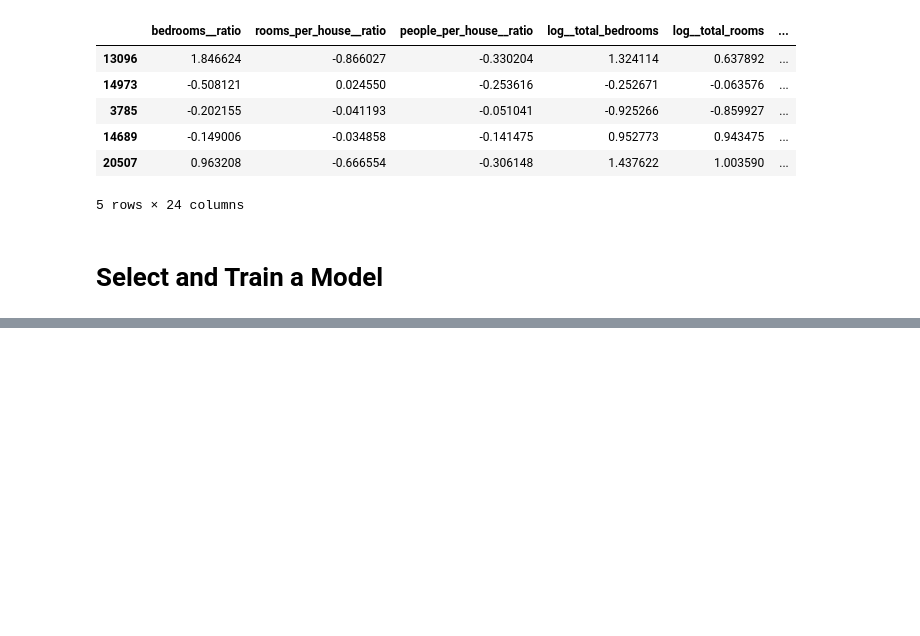
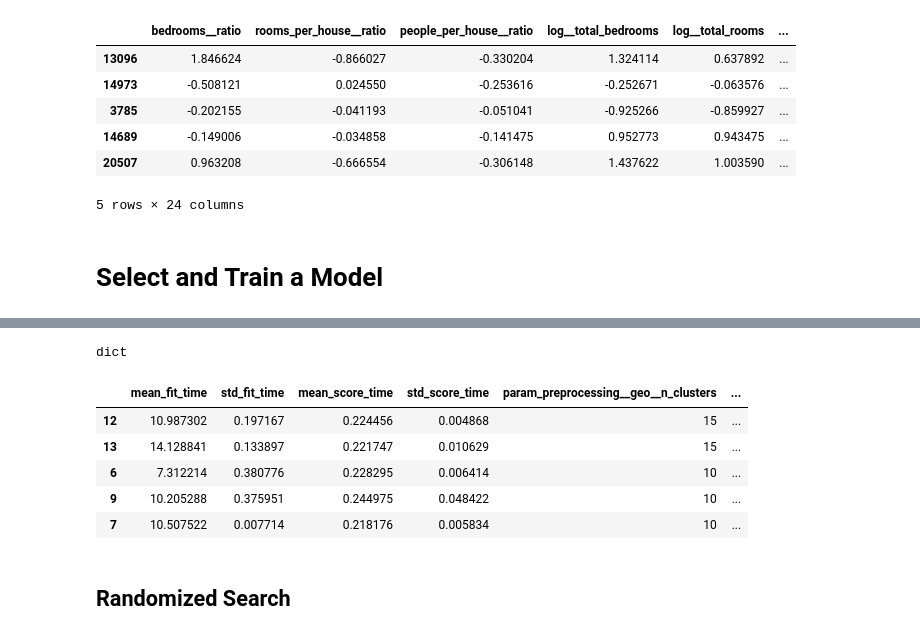
Before and after one commit to BorisRotari/Machine-Learning-Challenge, a Jupyter notebook: 2_end_to_end_machine_learning_project.ipynb, the cells around one changed output, grey strips where cells are left out. Drawn from its saved outputs; the diff is of its cells as text; code cells hidden in the pictures; blank space fills up the shorter version.

```diff
--- a/2_end_to_end_machine_learning_project.ipynb
+++ b/2_end_to_end_machine_learning_project.ipynb
@@ -600,0 +603,5 @@ df_housing_prepared.head(5)
+# %%
+from sklearn.linear_model import LinearRegression
+
+lin_reg = make_pipeline(preprocessing, LinearRegression())
+lin_reg.fit(housing, housing_labels)
@@ -600,0 +641,5 @@ df_housing_prepared.head(5)
+# %%
+from sklearn.tree import DecisionTreeRegressor
+
+tree_reg = make_pipeline(preprocessing, DecisionTreeRegressor(random_state=42))
+tree_reg.fit(housing, housing_labels)
@@ -600,0 +729,17 @@ df_housing_prepared.head(5)
+# %%
+from sklearn.model_selection import GridSearchCV
+
+full_pipeline = Pipeline([
+    ("preprocessing", preprocessing),
+    ("random_forest", RandomForestRegressor(random_state=42))
+])
+
+param_grid = [
+    {'preprocessing__geo__n_clusters': [5, 8, 10],
+     'random_forest__max_features': [4, 6, 8]},
+    {'preprocessing__geo__n_clusters': [10, 15],
+     'random_forest__max_features': [6, 8, 10]},
+]
+
+grid_search = GridSearchCV(full_pipeline, param_grid, cv=3, scoring='neg_root_mean_squared_error')
+grid_search.fit(housing, housing_labels)
@@ -600,0 +810,18 @@ df_housing_prepared.head(5)
+# %%
+type(grid_search.cv_results_)
+# %% [output]
+dict
+# %%
+cv_res = pd.DataFrame(grid_search.cv_results_)
+
+cv_res.sort_values(by="mean_test_score", ascending=False, inplace=True)
+cv_res.head()
+# %% [output]
+|  | mean_fit_time | std_fit_time | mean_score_time | std_score_time | param_preprocessing__geo__n_clusters | ... |
+| 12 | 10.987302 | 0.197167 | 0.224456 | 0.004868 | 15 | ... |
+| 13 | 14.128841 | 0.133897 | 0.221747 | 0.010629 | 15 | ... |
+| 6 | 7.312214 | 0.380776 | 0.228295 | 0.006414 | 10 | ... |
+| 9 | 10.205288 | 0.375951 | 0.244975 | 0.048422 | 10 | ... |
+| 7 | 10.507522 | 0.007714 | 0.218176 | 0.005834 | 10 | ... |
+# %% [markdown]
+## Randomized Search
```
Also changed, not shown: parts of 21 cells of this notebook.
